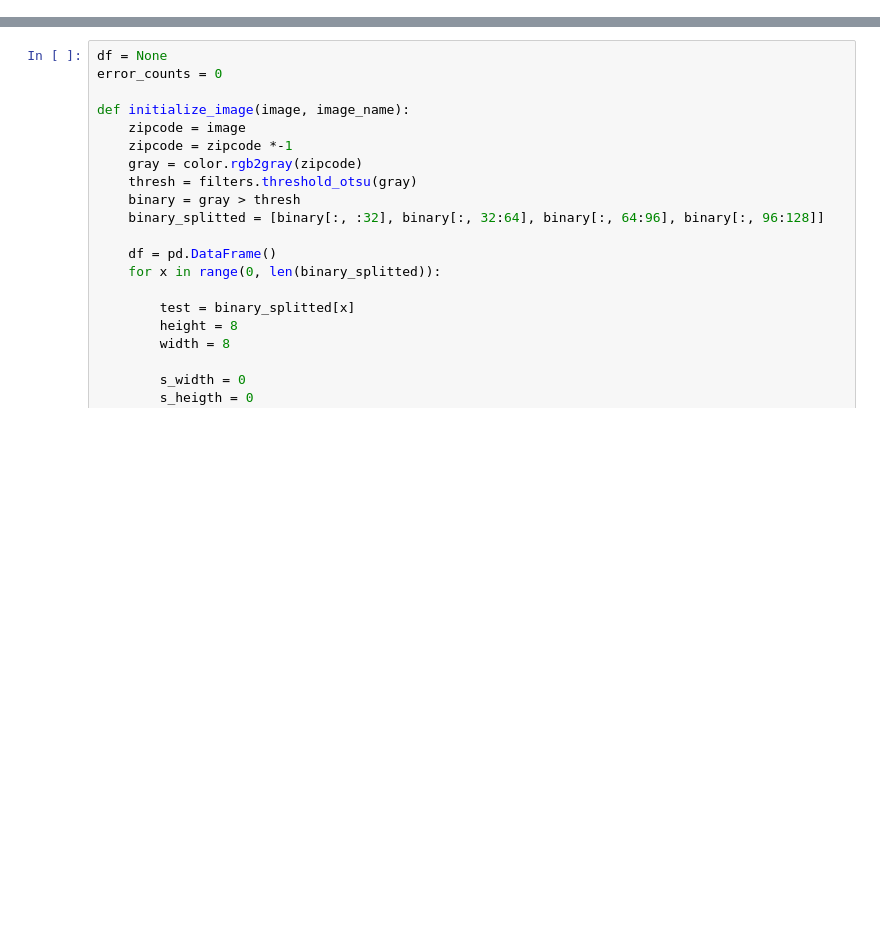
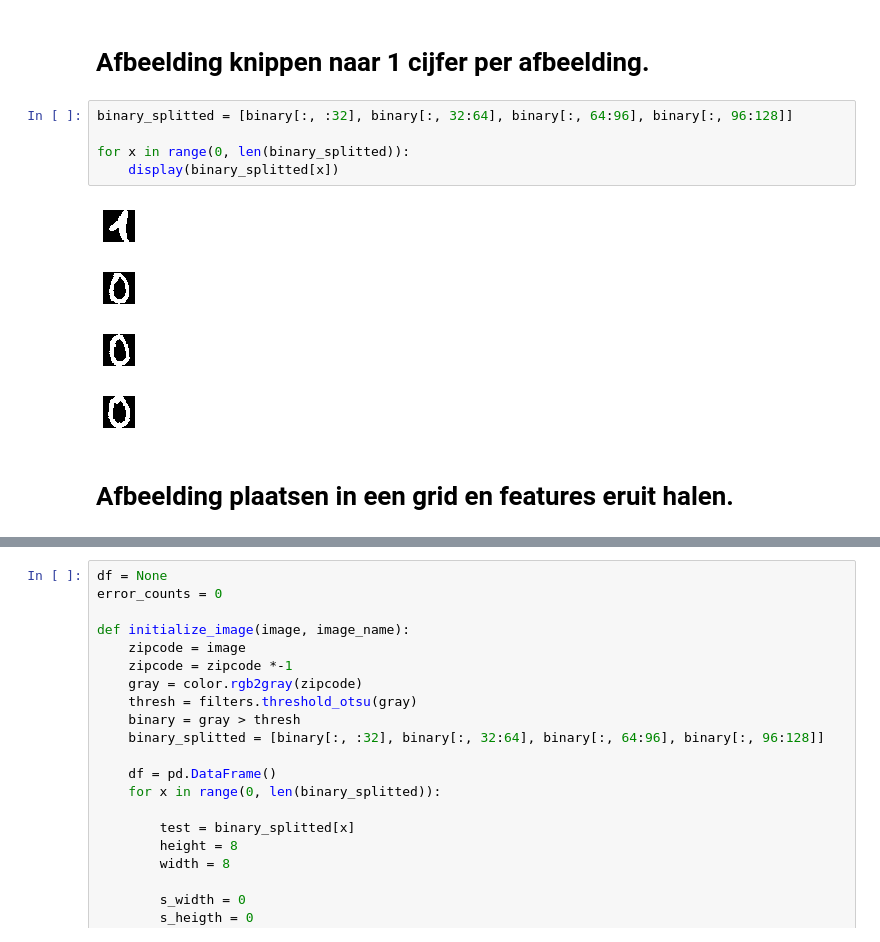
Before and after one commit to isahin1997/00MySchool, a Jupyter notebook: schoolopdrachten/BD_IML/assignments/final/final assignment/notebooks/grid_based_class.ipynb, the cells around one changed output, grey strips where cells are left out. Saved outputs shown, nothing was run; the diff lists cells and outputs as text; blank space fills up the shorter version.

```diff
--- a/schoolopdrachten/BD_IML/assignments/final/final assignment/notebooks/grid_based_class.ipynb
+++ b/schoolopdrachten/BD_IML/assignments/final/final assignment/notebooks/grid_based_class.ipynb
@@ -78 +138,15 @@ all_images_df
+# %% [markdown]
+# Afbeelding knippen naar 1 cijfer per afbeelding.
+# %%
+binary_splitted = [binary[:, :32], binary[:, 32:64], binary[:, 64:96], binary[:, 96:128]]
+
+for x in range(0, len(binary_splitted)):
+    display(binary_splitted[x])
+# %% [output]
+[figure, added]
+[figure, added]
+[figure, added]
+[figure, added]
+# %% [markdown]
+# Afbeelding plaatsen in een grid en features eruit halen.
 # %%
```
Also changed, not shown: parts of 76 cells of this notebook, 4 other files.
